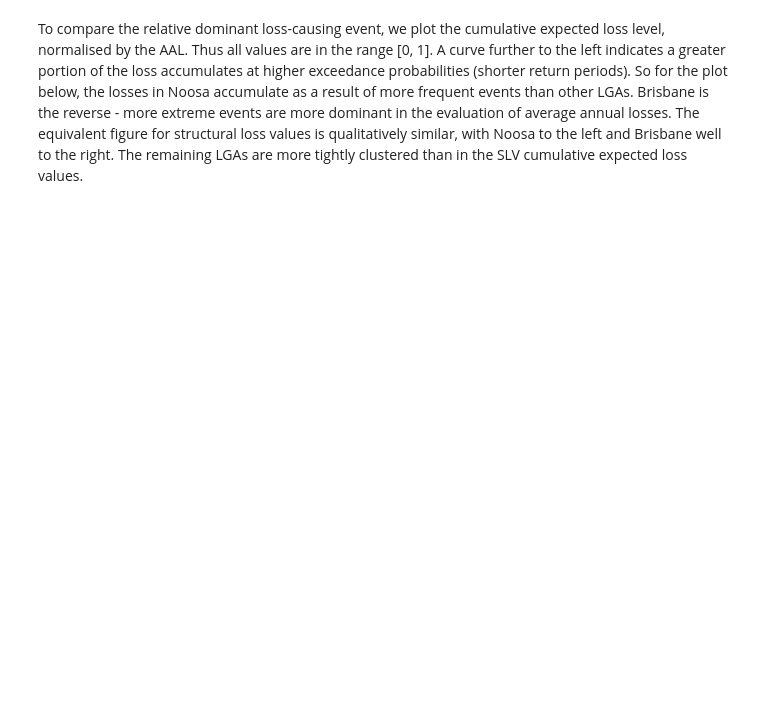
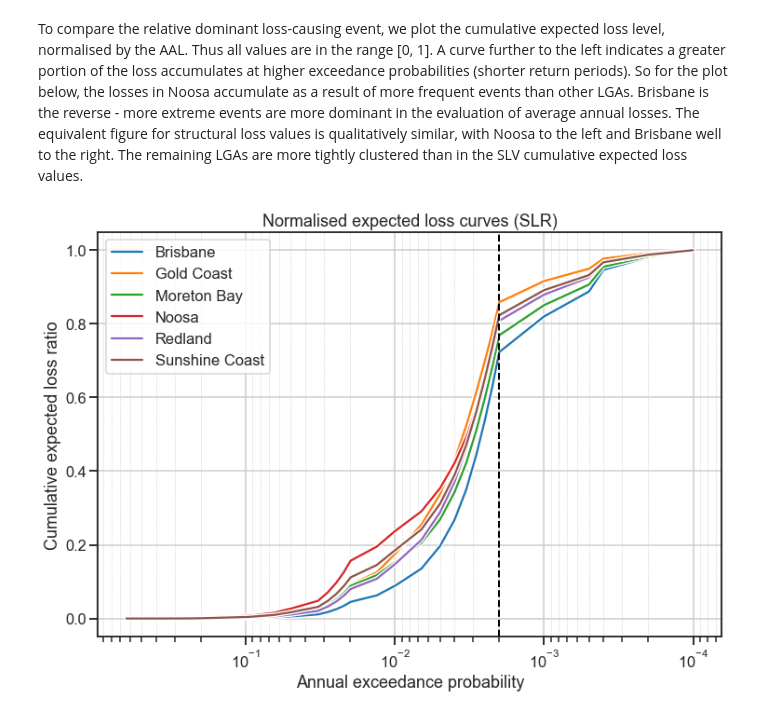
Before and after one commit to GeoscienceAustralia/SWHAQ, a Jupyter notebook: notebooks/Plot Loss EP curves.ipynb, the cells around one changed output. Drawn from its saved outputs; the diff is of its cells as text; code cells hidden in the pictures; blank space fills up the shorter version.

```diff
--- a/notebooks/Plot Loss EP curves.ipynb
+++ b/notebooks/Plot Loss EP curves.ipynb
@@ -151,15 +171,20 @@ To compare the relative dominant loss-causing event, we plot the cumulative expe
 # %%
 fig, ax = plt.subplots(1, 1, figsize=(12, 8))
 for idx, row in df.iterrows():
     x = row.drop(["LGA_CODE", "AAL"]).values
-    ax.semilogx(ARIS, np.cumsum(x*AEP)/np.sum(x*AEP), path_effects=[pe], label=LGAs[row.LGA_CODE])
+    ax.semilogx(AEP, np.cumsum(x*AEP)/np.sum(x*AEP), path_effects=[pe], label=LGAs[row.LGA_CODE])
+ax.invert_xaxis()
 ax.grid(which='major', linestyle='-')
 ax.grid(which='minor', linestyle='--', linewidth=0.5)
 ax.set_title("Normalised expected loss curves (SLR)")
 ax.legend()
-ax.set_xlabel("ARI")
+ax.set_xlabel("Annual exceedance probability")
 ax.set_ylabel("Cumulative expected loss ratio")
-plt.savefig(os.path.join(SOURCEDIR, "structural_mean_LGA_CELcurveARI.png"), bbox_inches="tight")
+ax.axvline(1/500, ls='--', color='k', lw=2)
+
+plt.savefig(os.path.join(SOURCEDIR, "structural_mean_LGA_CELcurveAEP.png"), bbox_inches="tight")
+# %% [output]
+[figure, added]
 # %%
 fig, ax = plt.subplots(1, 1, figsize=(12, 8))
 for idx, row in lossdf.iterrows():
```
Also changed, not shown: parts of 8 cells of this notebook.
